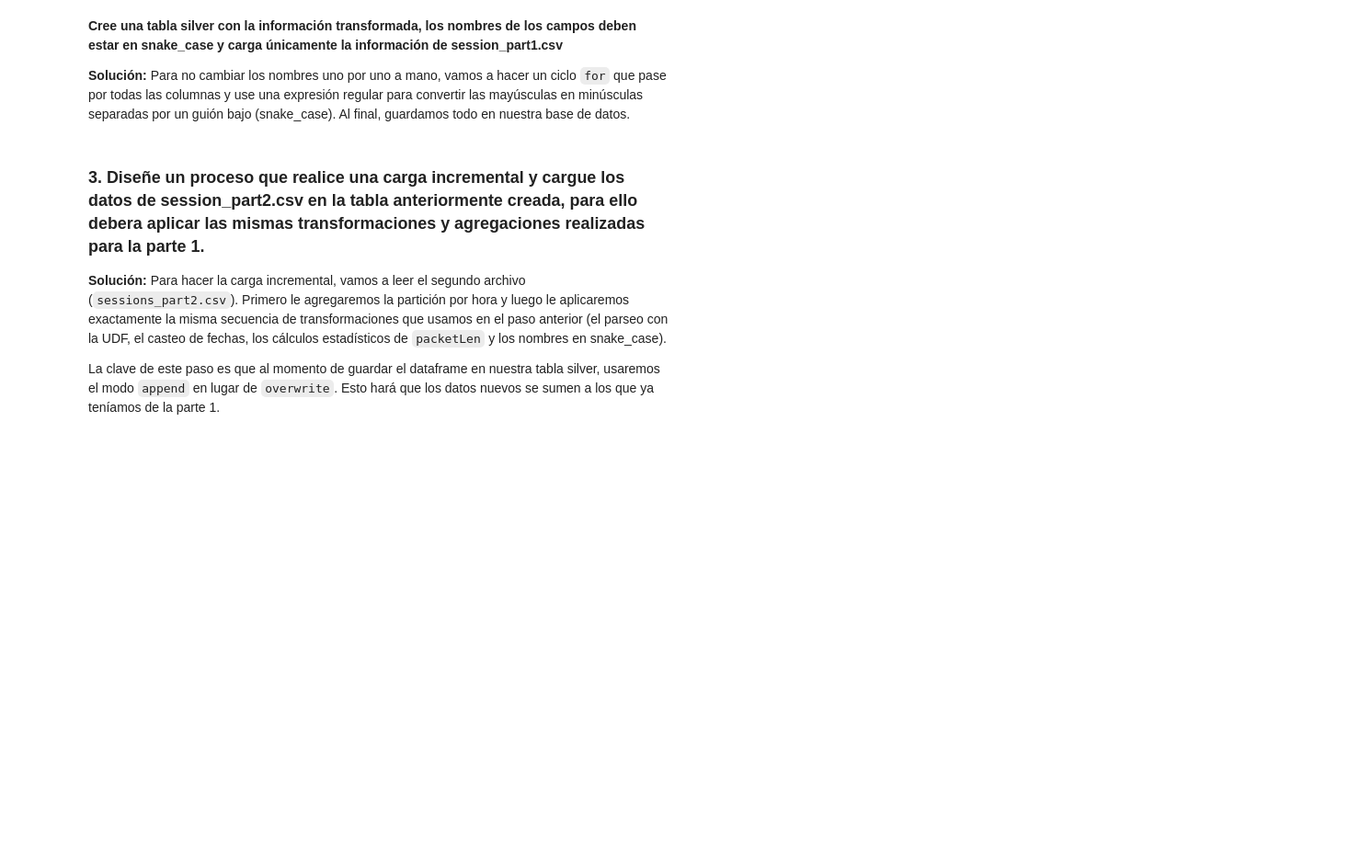
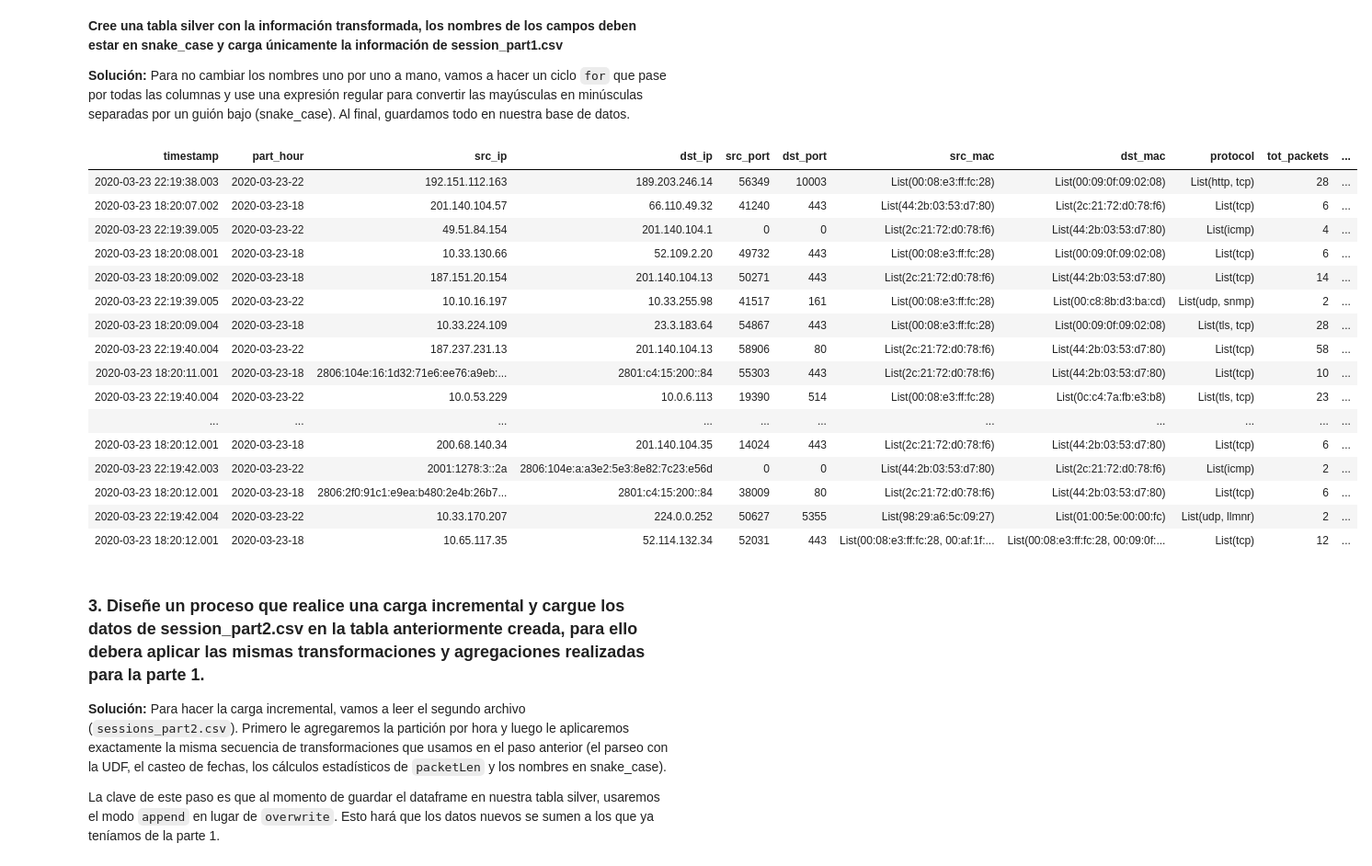
Before and after one commit to DonovanRodriguezRodriguez/Seminario-de-Estad-stica-II, a Jupyter notebook: Tarea 1 Parte 2.ipynb, the cells around one changed output. Shown at 92% size. Drawn from its saved outputs; the diff is of its cells as text; code cells hidden in the pictures; blank space fills up the shorter version.

```diff
--- a/Tarea 1 Parte 2.ipynb
+++ b/Tarea 1 Parte 2.ipynb
@@ -151,22 +207,40 @@ Para no cambiar los nombres uno por uno a mano, vamos a hacer un ciclo `for` que
 # %%
 import re
 
 # Funcion sencilla en python para cambiar formato a snake_case
 def convertir_snake_case(nombre):
     s1 = re.sub('(.)([A-Z][a-z]+)', r'\1_\2', nombre)
     return re.sub('([a-z0-9])([A-Z])', r'\1_\2', s1).lower()
 
 df_silver_final = df_transformado
 
 # Recorremos todas las columnas y las renombramos
 for columna in df_silver_final.columns:
     df_silver_final = df_silver_final.withColumnRenamed(columna, convertir_snake_case(columna))
 
 # Guardamos como tabla silver
 df_silver_final.write.format("delta").mode("overwrite").option("overwriteSchema", "true").saveAsTable("dev.ciencias_data.silver_sessions")
 
 #Visualizamos la tabla
-df_silver_final.display()
+df_silver_final.limit(20).display()
+# %% [output]
+| timestamp | part_hour | src_ip | dst_ip | src_port | dst_port | src_mac | dst_mac | protocol | tot_packets | ... |
+| 2020-03-23 22:19:38.003 | 2020-03-23-22 | 192.151.112.163 | 189.203.246.14 | 56349 | 10003 | List(00:08:e3:ff:fc:28) | List(00:09:0f:09:02:08) | List(http, tcp) | 28 | ... |
+| 2020-03-23 18:20:07.002 | 2020-03-23-18 | 201.140.104.57 | 66.110.49.32 | 41240 | 443 | List(44:2b:03:53:d7:80) | List(2c:21:72:d0:78:f6) | List(tcp) | 6 | ... |
+| 2020-03-23 22:19:39.005 | 2020-03-23-22 | 49.51.84.154 | 201.140.104.1 | 0 | 0 | List(2c:21:72:d0:78:f6) | List(44:2b:03:53:d7:80) | List(icmp) | 4 | ... |
+| 2020-03-23 18:20:08.001 | 2020-03-23-18 | 10.33.130.66 | 52.109.2.20 | 49732 | 443 | List(00:08:e3:ff:fc:28) | List(00:09:0f:09:02:08) | List(tcp) | 6 | ... |
+| 2020-03-23 18:20:09.002 | 2020-03-23-18 | 187.151.20.154 | 201.140.104.13 | 50271 | 443 | List(2c:21:72:d0:78:f6) | List(44:2b:03:53:d7:80) | List(tcp) | 14 | ... |
+| 2020-03-23 22:19:39.005 | 2020-03-23-22 | 10.10.16.197 | 10.33.255.98 | 41517 | 161 | List(00:08:e3:ff:fc:28) | List(00:c8:8b:d3:ba:cd) | List(udp, snmp) | 2 | ... |
+| 2020-03-23 18:20:09.004 | 2020-03-23-18 | 10.33.224.109 | 23.3.183.64 | 54867 | 443 | List(00:08:e3:ff:fc:28) | List(00:09:0f:09:02:08) | List(tls, tcp) | 28 | ... |
+| 2020-03-23 22:19:40.004 | 2020-03-23-22 | 187.237.231.13 | 201.140.104.13 | 58906 | 80 | List(2c:21:72:d0:78:f6) | List(44:2b:03:53:d7:80) | List(tcp) | 58 | ... |
+| 2020-03-23 18:20:11.001 | 2020-03-23-18 | 2806:104e:16:1d32:71e6:ee76:a9eb:... | 2801:c4:15:200::84 | 55303 | 443 | List(2c:21:72:d0:78:f6) | List(44:2b:03:53:d7:80) | List(tcp) | 10 | ... |
+| 2020-03-23 22:19:40.004 | 2020-03-23-22 | 10.0.53.229 | 10.0.6.113 | 19390 | 514 | List(00:08:e3:ff:fc:28) | List(0c:c4:7a:fb:e3:b8) | List(tls, tcp) | 23 | ... |
+| ... | ... | ... | ... | ... | ... | ... | ... | ... | ... | ... |
+| 2020-03-23 18:20:12.001 | 2020-03-23-18 | 200.68.140.34 | 201.140.104.35 | 14024 | 443 | List(2c:21:72:d0:78:f6) | List(44:2b:03:53:d7:80) | List(tcp) | 6 | ... |
+| 2020-03-23 22:19:42.003 | 2020-03-23-22 | 2001:1278:3::2a | 2806:104e:a:a3e2:5e3:8e82:7c23:e56d | 0 | 0 | List(44:2b:03:53:d7:80) | List(2c:21:72:d0:78:f6) | List(icmp) | 2 | ... |
+| 2020-03-23 18:20:12.001 | 2020-03-23-18 | 2806:2f0:91c1:e9ea:b480:2e4b:26b7... | 2801:c4:15:200::84 | 38009 | 80 | List(2c:21:72:d0:78:f6) | List(44:2b:03:53:d7:80) | List(tcp) | 6 | ... |
+| 2020-03-23 22:19:42.004 | 2020-03-23-22 | 10.33.170.207 | 224.0.0.252 | 50627 | 5355 | List(98:29:a6:5c:09:27) | List(01:00:5e:00:00:fc) | List(udp, llmnr) | 2 | ... |
+| 2020-03-23 18:20:12.001 | 2020-03-23-18 | 10.65.117.35 | 52.114.132.34 | 52031 | 443 | List(00:08:e3:ff:fc:28, 00:af:1f:... | List(00:08:e3:ff:fc:28, 00:09:0f:... | List(tcp) | 12 | ... |
 # %% [markdown]
 ### 3. Diseñe un proceso que realice una carga incremental y cargue los datos de session_part2.csv en la tabla anteriormente creada, para ello debera aplicar las mismas transformaciones y agregaciones realizadas para la parte 1.
 
```
Also changed, not shown: parts of 13 cells of this notebook, 1 other file.
